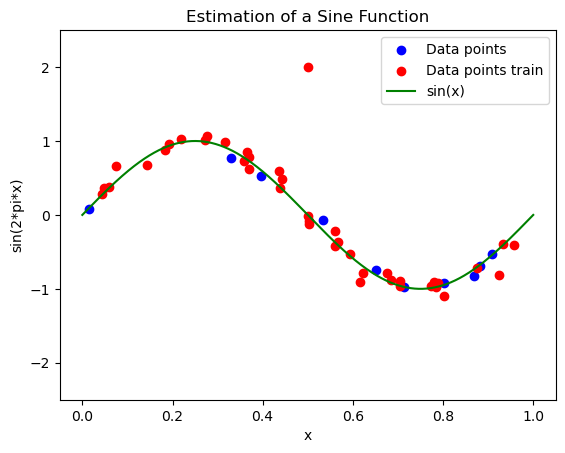
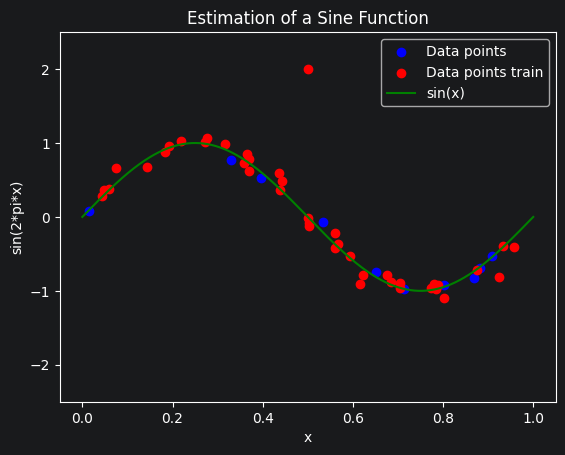
The change to this notebook cell's code, shown as a diff; its figure went from the first image to the second:
--- before
+++ after
@@ -37,2 +37,58 @@
 plt.legend()
 plt.show()
+
+#Task1.1
+from sklearn.metrics import mean_squared_error
+from sklearn.kernel_ridge import KernelRidge
+
+models = {
+    "Polynomial (alpha=0.1, degree=3)": KernelRidge(kernel="polynomial", alpha=0.1, degree=3),
+    "RBF (alpha=0.1, gamma=5)":         KernelRidge(kernel="rbf", alpha=0.1, gamma=5),
+    "RBF (alpha=0.001, gamma=5)":       KernelRidge(kernel="rbf", alpha=0.001, gamma=5),
+}
+
+plt.figure(figsize=(8, 5))
+plt.scatter(X_test, y_test, color='blue', label='Testdaten')
+plt.scatter(X_train, y_train, color='red', label='Trainingsdaten (inkl. Ausreißer)')
+plt.plot(X_plot, y_gt, color='green', label='sin(2πx)')
+
+for name, model in models.items():
+    model.fit(X_train, y_train.ravel())
+    y_pred_test = model.predict(X_test)
+    mse = mean_squared_error(y_test, y_pred_test)
+    print(f"{name}: MSE = {mse:.4f}")
+
+    y_pred_plot = model.predict(X_plot)
+    plt.plot(X_plot, y_pred_plot, label=f"{name} (MSE={mse:.3f})")
+
+plt.xlabel('x')
+plt.ylabel('y')
+plt.title('KernelRidge-Fits im Vergleich')
+plt.ylim([-2.5, 2.5])
+plt.legend()
+plt.show()
+
+#Task1.2
+from sklearn.model_selection import GridSearchCV
+
+param_grid_rbf = {
+    "alpha": [1e0, 0.1, 1e-2, 1e-3],
+    "gamma": np.logspace(-10, 10, 100),
+}
+gs_rbf = GridSearchCV(KernelRidge(kernel="rbf"), param_grid_rbf, cv=5, scoring="neg_mean_squared_error")
+gs_rbf.fit(X_train, y_train.ravel())
+
+print("Beste RBF-Parameter:", gs_rbf.best_params_)
+y_pred_best_rbf = gs_rbf.predict(X_test)
+print("Test-MSE (bester RBF):", mean_squared_error(y_test, y_pred_best_rbf))
+
+param_grid_poly = {
+    "alpha": [1e0, 0.1, 1e-2, 1e-3],
+    "degree": [2, 3, 4, 5],
+}
+gs_poly = GridSearchCV(KernelRidge(kernel="polynomial"), param_grid_poly, cv=5, scoring="neg_mean_squared_error")
+gs_poly.fit(X_train, y_train.ravel())
+
+print("Beste Polynomial-Parameter:", gs_poly.best_params_)
+y_pred_best_poly = gs_poly.predict(X_test)
+print("Test-MSE (bester Polynomial):", mean_squared_error(y_test, y_pred_best_poly))

Commit: 10